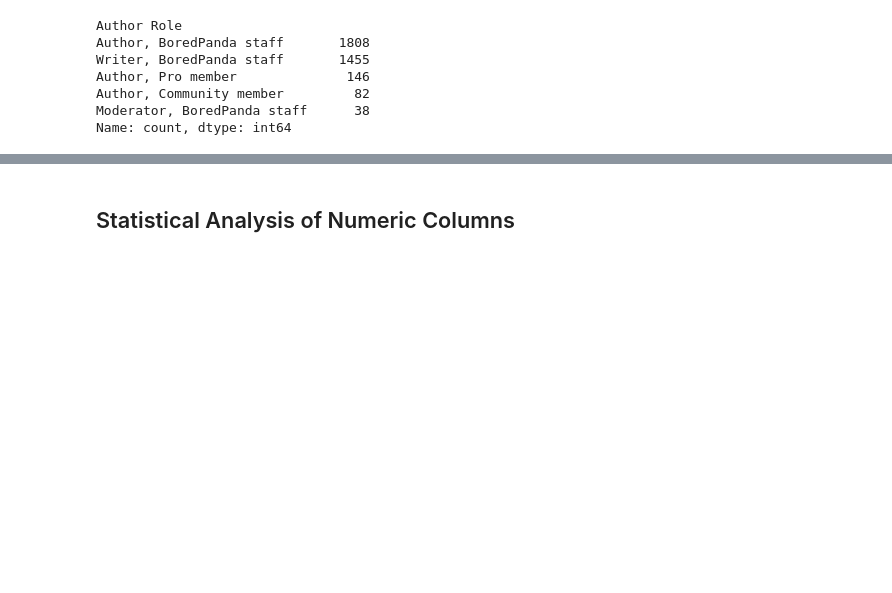
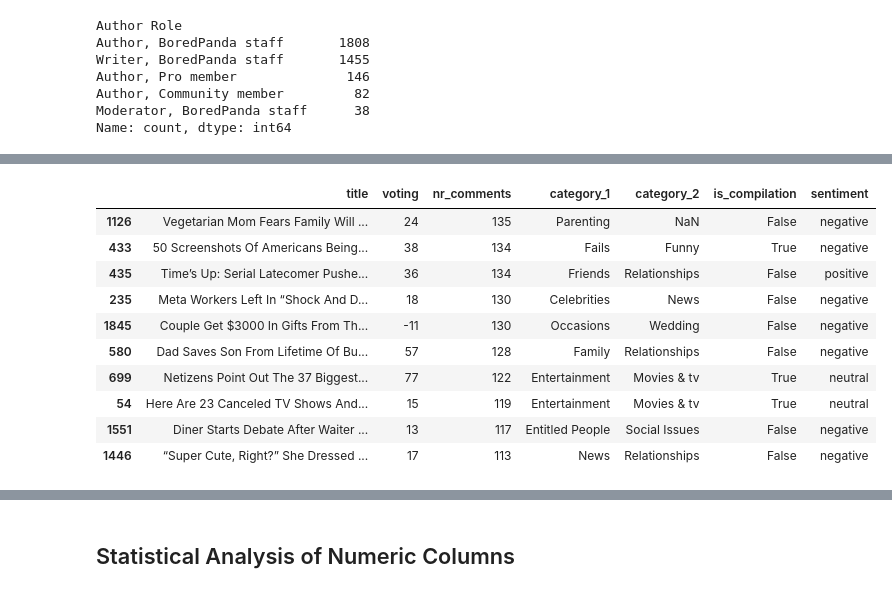
Before and after one commit to nick-peter-marcus/popculture-platform-sentiment-analysis, a Jupyter notebook: sentiment_analysis.ipynb, the cells around one changed output, grey strips where cells are left out. Saved outputs shown, nothing was run; the diff lists cells and outputs as text; code cells hidden in the pictures; blank space fills up the shorter version.

```diff
--- a/sentiment_analysis.ipynb
+++ b/sentiment_analysis.ipynb
@@ -560,0 +560,20 @@ df_author_long["role_count"] = (df_author_long["Author Role"]
+# %%
+# Show titles with most comments
+df["nr_comments"] = df["nr_comments"].astype(int)
+show_cols = ["title", "voting", "nr_comments", "category_1", "category_2", "is_compilation", "sentiment"]
+
+pd.set_option('display.max_colwidth', None)
+
+df.filter(show_cols).sort_values(by="nr_comments", ascending=False).head(10)
+# %% [output]
+|  | title | voting | nr_comments | category_1 | category_2 | is_compilation | sentiment |
+| 1126 | Vegetarian Mom Fears Family Will ... | 24 | 135 | Parenting | NaN | False | negative |
+| 433 | 50 Screenshots Of Americans Being... | 38 | 134 | Fails | Funny | True | negative |
+| 435 | Time’s Up: Serial Latecomer Pushe... | 36 | 134 | Friends | Relationships | False | positive |
+| 235 | Meta Workers Left In “Shock And D... | 18 | 130 | Celebrities | News | False | negative |
+| 1845 | Couple Get $3000 In Gifts From Th... | -11 | 130 | Occasions | Wedding | False | negative |
+| 580 | Dad Saves Son From Lifetime Of Bu... | 57 | 128 | Family | Relationships | False | negative |
+| 699 | Netizens Point Out The 37 Biggest... | 77 | 122 | Entertainment | Movies & tv | True | neutral |
+| 54 | Here Are 23 Canceled TV Shows And... | 15 | 119 | Entertainment | Movies & tv | True | neutral |
+| 1551 | Diner Starts Debate After Waiter ... | 13 | 117 | Entitled People | Social Issues | False | negative |
+| 1446 | “Super Cute, Right?” She Dressed ... | 17 | 113 | News | Relationships | False | negative |
```
Also changed, not shown: parts of 36 cells of this notebook.
